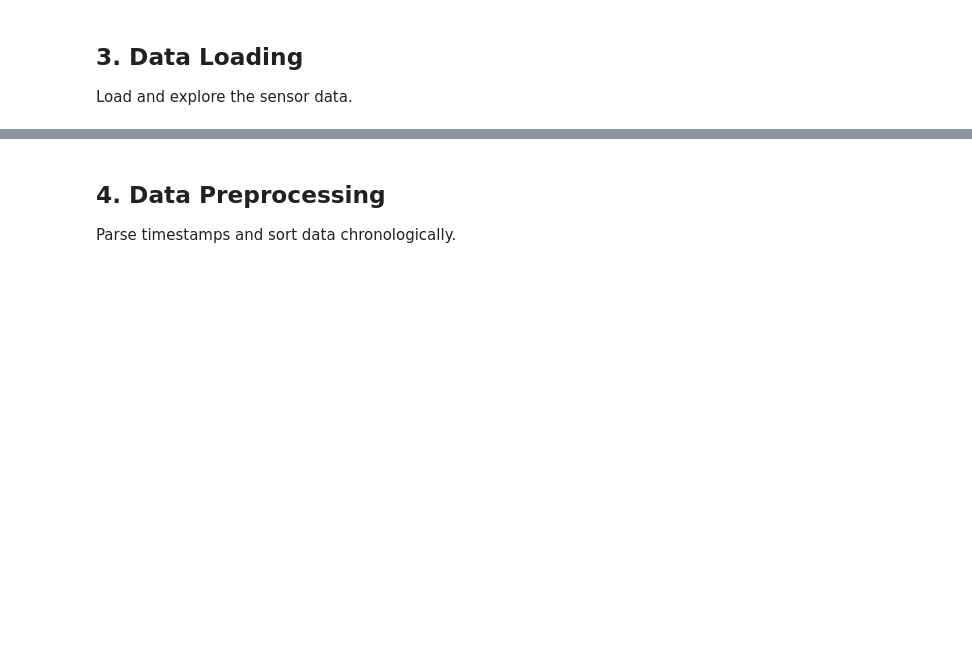
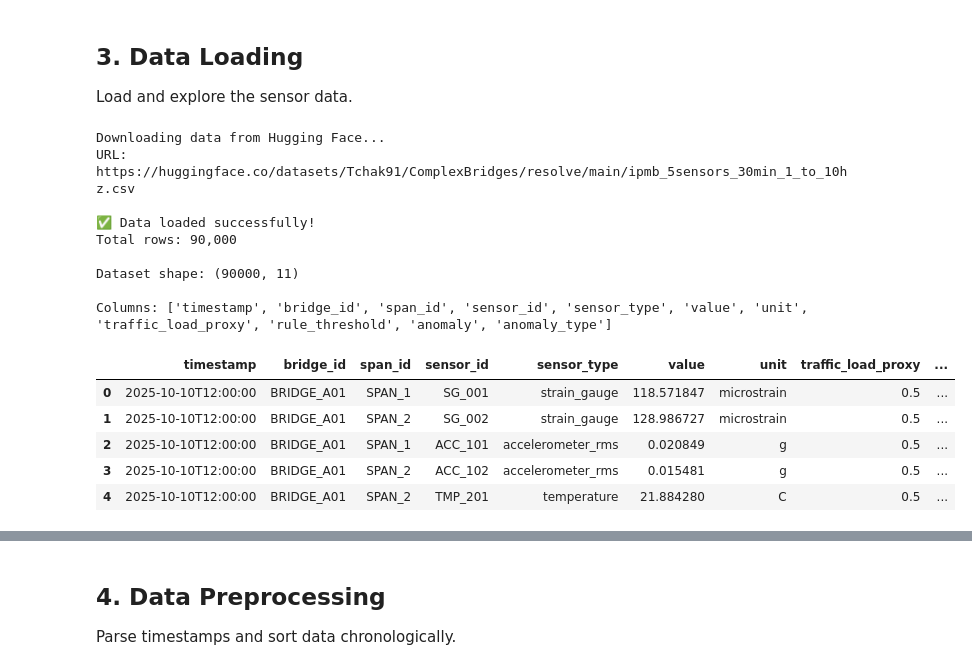
Before and after one commit to TipsyPanda/ComplexBridges, a Jupyter notebook: notebooks/Predictive_CNN_Anomaly_Forecasting.ipynb, the cells around one changed output, grey strips where cells are left out. Drawn from its saved outputs; the diff is of its cells as text; code cells hidden in the pictures; blank space fills up the shorter version.

Commit message:
Upload code for z24 and hell bridge

```diff
--- a/notebooks/Predictive_CNN_Anomaly_Forecasting.ipynb
+++ b/notebooks/Predictive_CNN_Anomaly_Forecasting.ipynb
@@ -76,9 +80,9 @@ print(f"Pandas version: {pd.__version__}")
 
 Set model parameters and paths.
 # %%
-# File paths
-DATA_PATH = "data/ipmb_5sensors_30min_1_to_10hz.csv"
-MODEL_DIR = "artifacts/predictive_cnn"
+# Data source (Hugging Face)
+DATA_URL = "https://huggingface.co/datasets/Tchak91/ComplexBridges/resolve/main/ipmb_5sensors_30min_1_to_10hz.csv"
+MODEL_DIR = "artifacts/predictive__cnn"
 
 # Predictive model parameters
 WINDOW_SIZE = 50              # Historical window to observe
@@ -111,16 +129,34 @@ print(f"📈 Learning rate: {LEARNING_RATE}")
 
 Load and explore the sensor data.
 # %%
-print(f"Loading data from {DATA_PATH}...")
-df = pd.read_csv(DATA_PATH)
+print(f"Downloading data from Hugging Face...")
+print(f"URL: {DATA_URL}")
+
+df = pd.read_csv(DATA_URL)
 
 print(f"\n✅ Data loaded successfully!")
 print(f"Total rows: {len(df):,}")
 print(f"\nDataset shape: {df.shape}")
 print(f"\nColumns: {list(df.columns)}")
 
 # Display first few rows
 df.head()
+# %% [output]
+Downloading data from Hugging Face...
+URL: https://huggingface.co/datasets/Tchak91/ComplexBridges/resolve/main/ipmb_5sensors_30min_1_to_10hz.csv
+
+✅ Data loaded successfully!
+Total rows: 90,000
+
+Dataset shape: (90000, 11)
+
+Columns: ['timestamp', 'bridge_id', 'span_id', 'sensor_id', 'sensor_type', 'value', 'unit', 'traffic_load_proxy', 'rule_threshold', 'anomaly', 'anomaly_type']
+|  | timestamp | bridge_id | span_id | sensor_id | sensor_type | value | unit | traffic_load_proxy | ... |
+| 0 | 2025-10-10T12:00:00 | BRIDGE_A01 | SPAN_1 | SG_001 | strain_gauge | 118.571847 | microstrain | 0.5 | ... |
+| 1 | 2025-10-10T12:00:00 | BRIDGE_A01 | SPAN_2 | SG_002 | strain_gauge | 128.986727 | microstrain | 0.5 | ... |
+| 2 | 2025-10-10T12:00:00 | BRIDGE_A01 | SPAN_1 | ACC_101 | accelerometer_rms | 0.020849 | g | 0.5 | ... |
+| 3 | 2025-10-10T12:00:00 | BRIDGE_A01 | SPAN_2 | ACC_102 | accelerometer_rms | 0.015481 | g | 0.5 | ... |
+| 4 | 2025-10-10T12:00:00 | BRIDGE_A01 | SPAN_2 | TMP_201 | temperature | 21.884280 | C | 0.5 | ... |
 # %%
 # Data exploration
 print("="*70)
```
Also changed, not shown: parts of 30 cells of this notebook, 12 other files.
